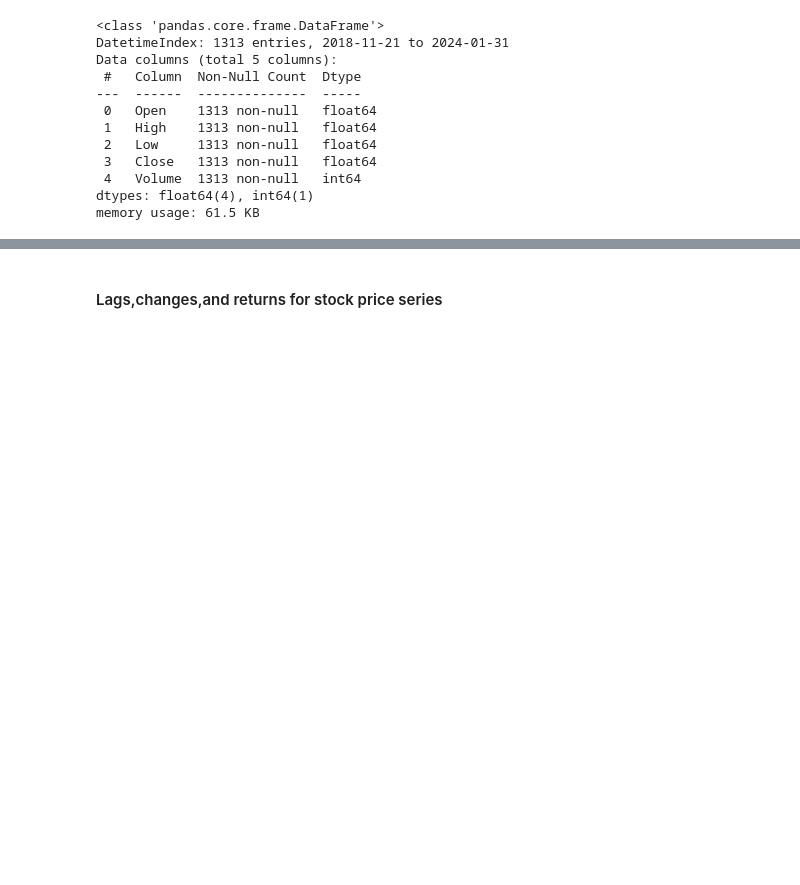
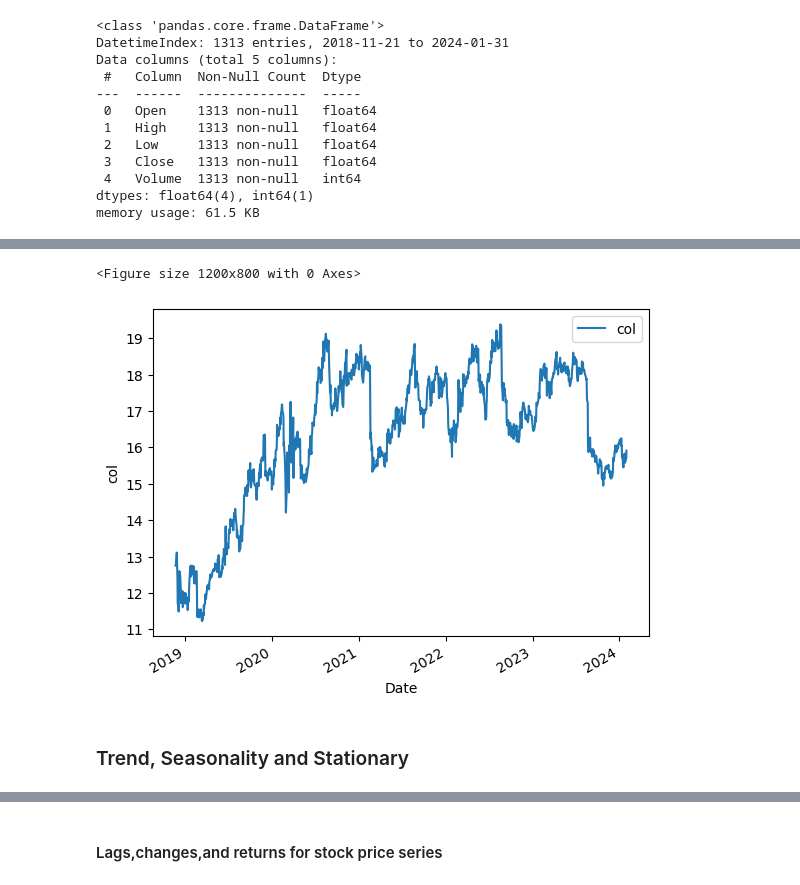
Before and after one commit to VeraLyu2022/iod, a Jupyter notebook: project 2/colesstocks.ipynb, the cells around one changed output, grey strips where cells are left out. Drawn from its saved outputs; the diff is of its cells as text; code cells hidden in the pictures; blank space fills up the shorter version.

Commit message:
mini project 2 first push

```diff
--- a/project 2/colesstocks.ipynb
+++ b/project 2/colesstocks.ipynb
@@ -144,2 +133,13 @@ Data columns (total 1 columns):
 dtypes: float64(1)
 memory usage: 20.5 KB
+# %%
+# if you want to define the size of the plot, always put it first before all other ploting code.
+plt.figure(figsize=(12, 8))
+col_close.plot() # pandas plotting. it will work by itself.
+plt.ylabel('col') # optional, as long as the data is a dataframe and the column has column name. The plot will have axis labels.
+plt.show()  # this deosn't require if we didn't use any plt code. pandas plotting doesn't need this to show the plot.
+# %% [output]
+<Figure size 1200x800 with 0 Axes>
+[figure, new version]
+# %% [markdown]
+### Trend, Seasonality and Stationary
```
Also changed, not shown: parts of 48 cells of this notebook, 9 other files.
